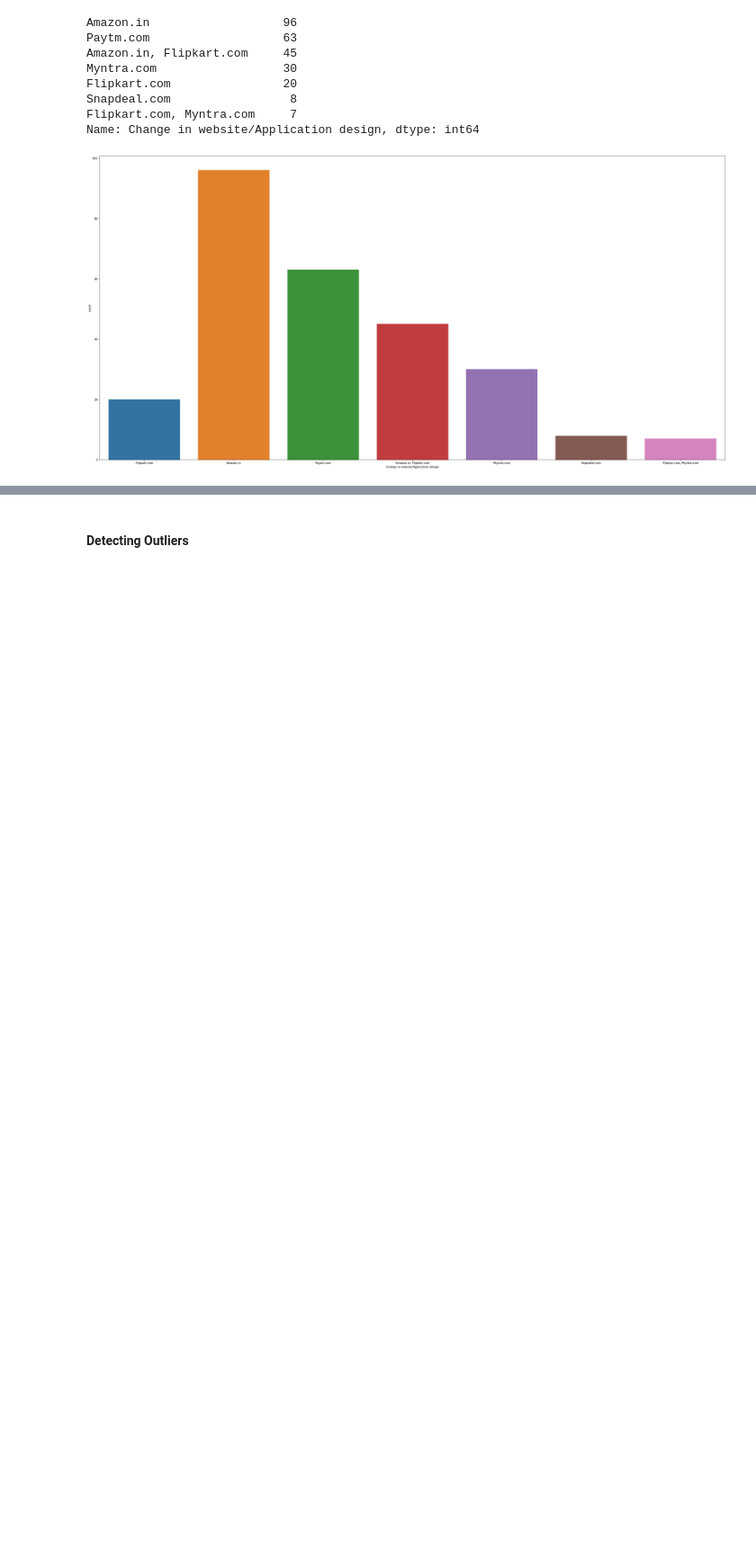
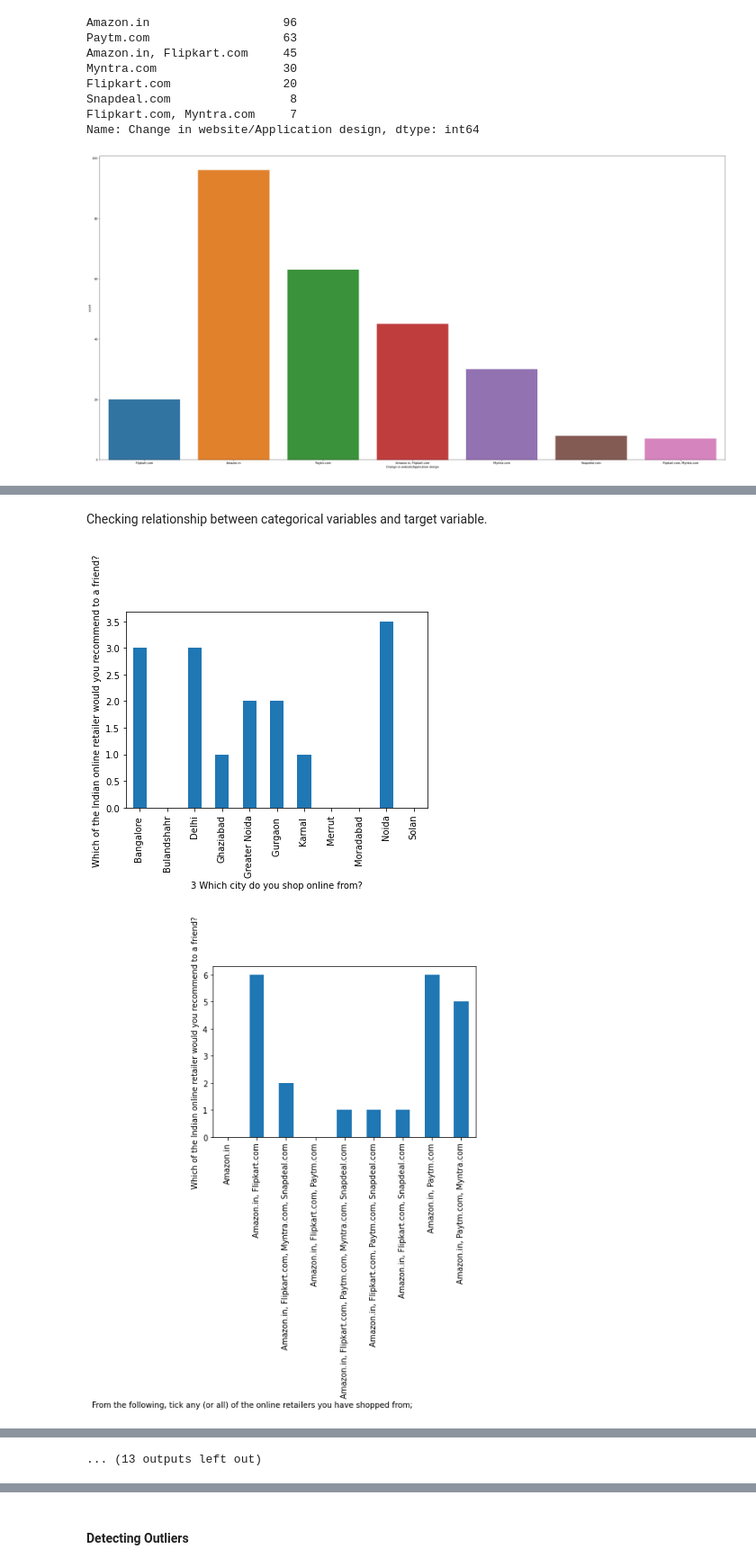
Before and after one commit to Tat1313/Internship, a Jupyter notebook: Project - Customer Retention.ipynb, the cells around one changed output, grey strips where cells are left out. Shown at 90% size. Saved outputs shown, nothing was run; the diff lists cells and outputs as text; code cells hidden in the pictures; blank space fills up the shorter version.

```diff
--- a/Project - Customer Retention.ipynb
+++ b/Project - Customer Retention.ipynb
@@ -235,0 +182,4 @@ Index(['From the following, tick any (or all) of the online retailers you have s
+# %%
+data = dfCust_Retention.copy()
+categorical_features = [feature for feature in dfCust_Retention.columns if data[feature].dtypes=='O']
+dfCust_Retention[categorical_features].head()
@@ -1129,0 +569,12 @@ Name: 47 Getting value for money spent, dtype: int64
+# %% [markdown]
+Checking relationship between categorical variables and target variable.
+# %%
+for feature in categorical_features:
+    data = dfCust_Retention.copy()
+    data.groupby(feature)['Which of the Indian online retailer would you recommend to a friend?'].median().plot.bar()
+    plt.xlabel(feature)
+    plt.ylabel('Which of the Indian online retailer would you recommend to a friend?')
+    plt.show()
+# %% [output]
+[figure, added]
+[figure, added]
@@ -1129,0 +591 @@ Name: 47 Getting value for money spent, dtype: int64
+... (13 outputs left out)
```
Also changed, not shown: parts of 170 cells of this notebook, 1 other file.
